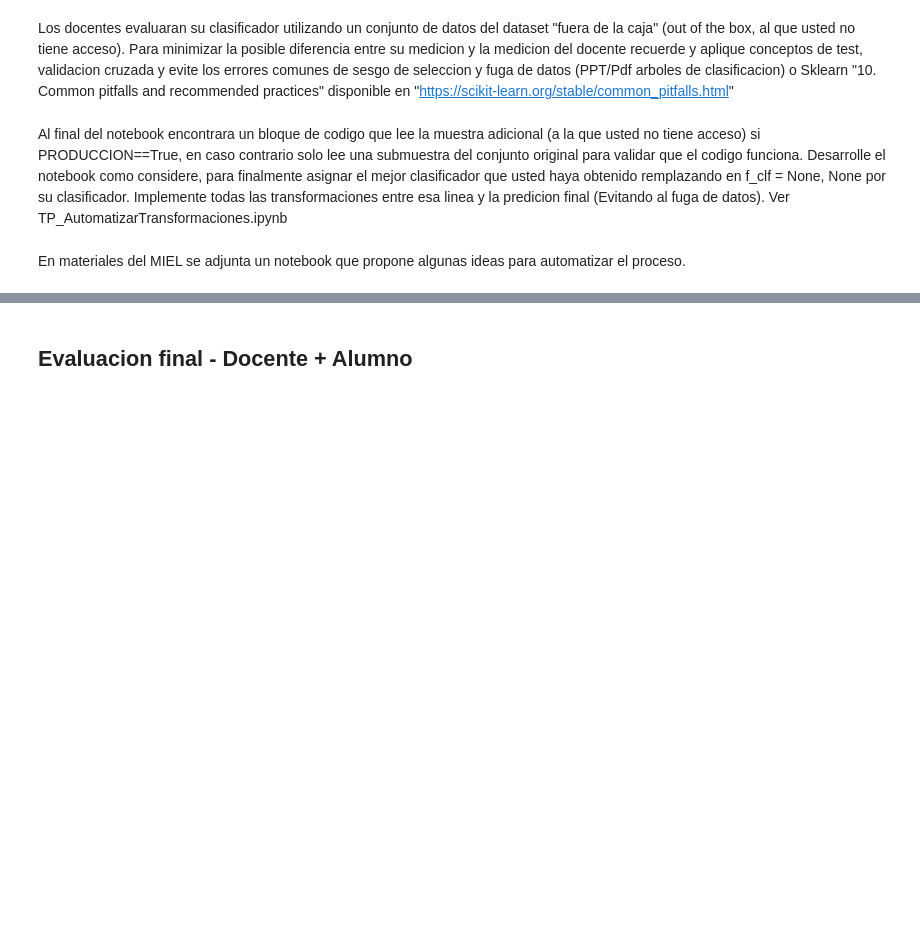
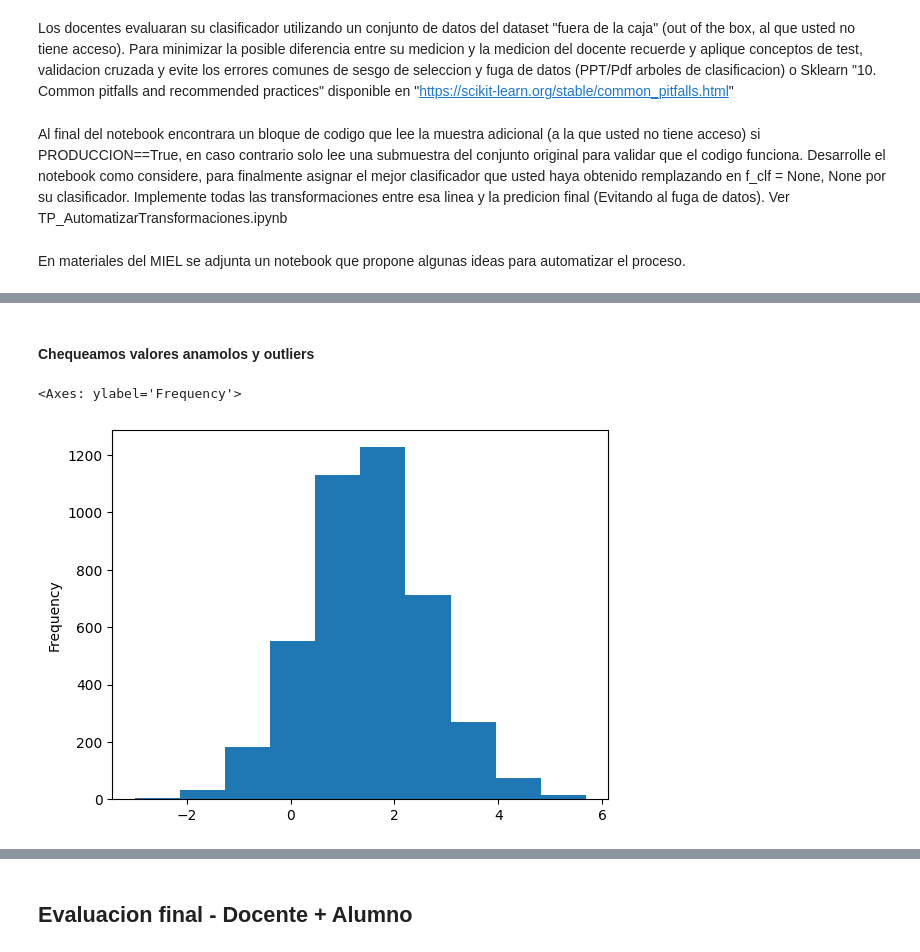
Before and after one commit to facundocarballo/ciencia-datos, a Jupyter notebook: colab.ipynb, the cells around one changed output, grey strips where cells are left out. Drawn from its saved outputs; the diff is of its cells as text; code cells hidden in the pictures; blank space fills up the shorter version.

```diff
--- a/colab.ipynb
+++ b/colab.ipynb
@@ -35,0 +120,7 @@ En materiales del MIEL se adjunta un notebook que propone algunas ideas para aut
+# %% [markdown]
+#### Chequeamos valores anamolos y outliers
+# %%
+df['BLD01'].plot(kind='hist')
+# %% [output]
+<Axes: ylabel='Frequency'>
+[figure, added]
```
Also changed, not shown: parts of 18 cells of this notebook, 1 other file.
